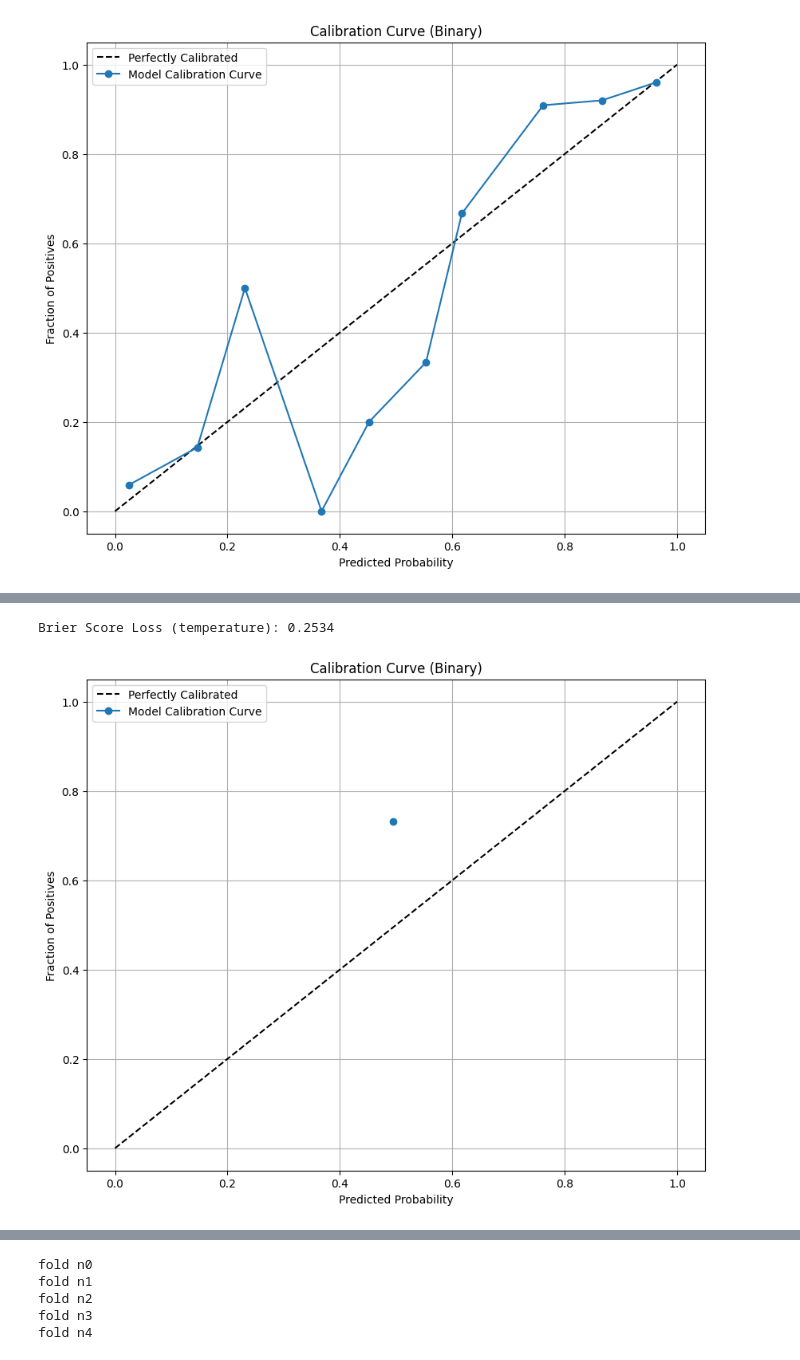
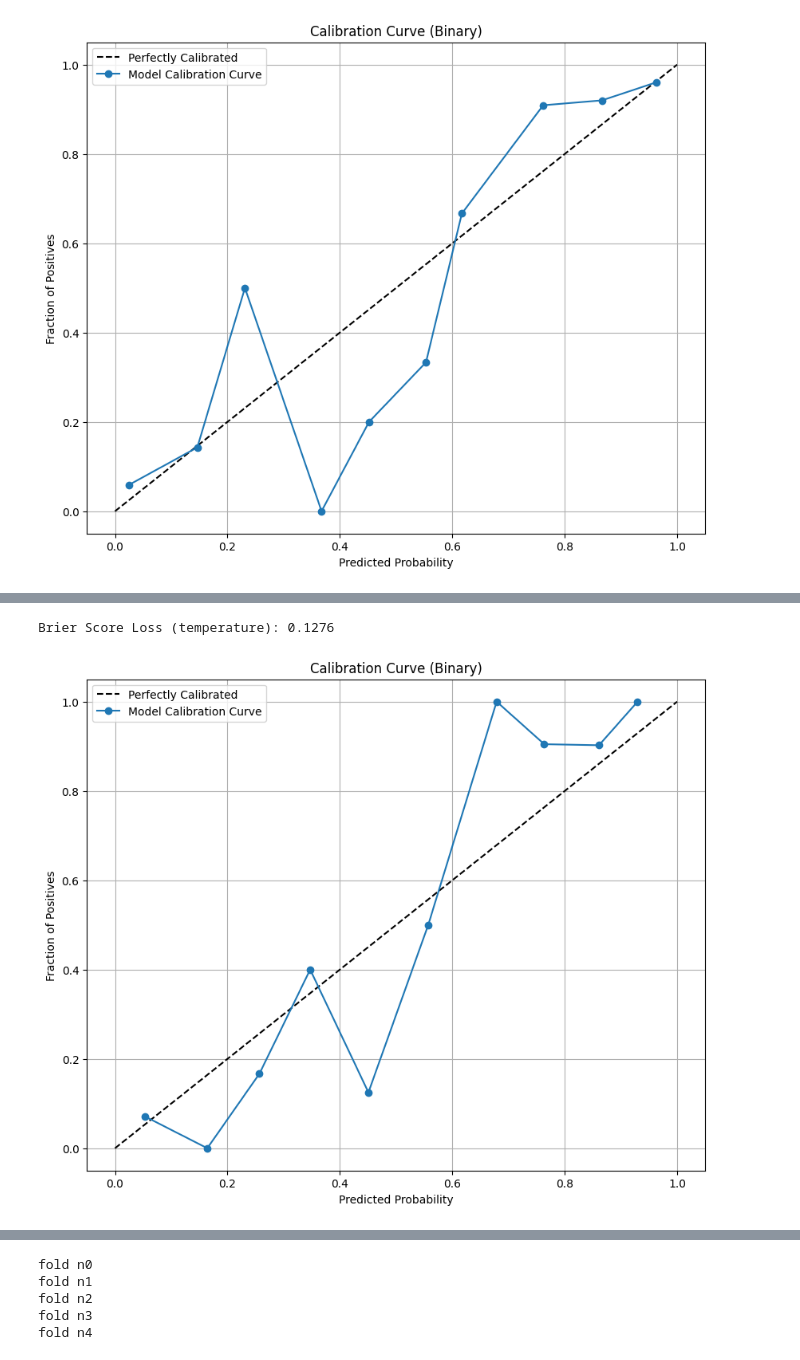
Before and after one commit to pstnmz/UQ_toolbox, a Jupyter notebook: medMNIST/UQ_test_metrics.ipynb, the cells around one changed output, grey strips where cells are left out. Saved outputs shown, nothing was run; the diff lists cells and outputs as text; code cells hidden in the pictures.

```diff
--- a/medMNIST/UQ_test_metrics.ipynb
+++ b/medMNIST/UQ_test_metrics.ipynb
@@ -488,8 +518,8 @@ MSR = computeMSR(y_prob, y_true, task_type, calibration_needed=False, display_ca
 # %%
-MSR_scaled = computeMSR(y_scores, y_true, task_type, calibration_needed=True, display_calibration_curve=True, method_calibration='temperature', y_scores_calibration=y_scores_calibration, y_true_calibration=y_true_calibration)
+MSR_scaled = computeMSR(digits, y_true, task_type, calibration_needed=True, display_calibration_curve=True, method_calibration='temperature', y_scores_calibration=digits_calib, y_true_calibration=y_true_calibration)
 # %% [output]
-Brier Score Loss (temperature): 0.2534
+Brier Score Loss (temperature): 0.1276
-[figure, old version]
+[figure, new version]
 # %%
 display_UQ_results(MSR_scaled, correct_predictions, incorrect_predictions, '|y_pred-gold_standard|', 'DHL after temperature scaling', optim_metric='balanced_accuracy', swarmplot=False)
 # %% [output]
```
Also changed, not shown: parts of 24 cells of this notebook, 2 other files.
